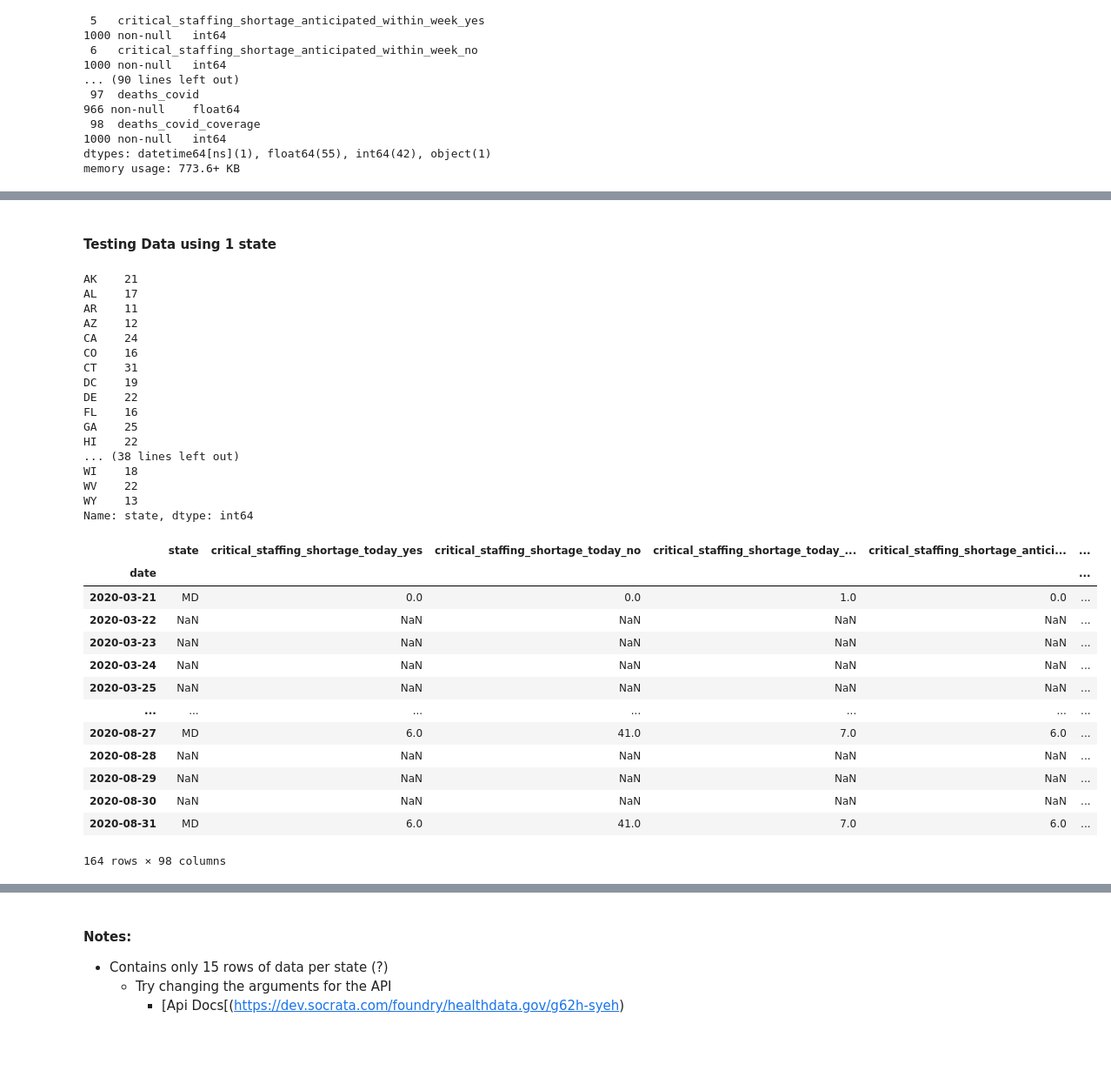
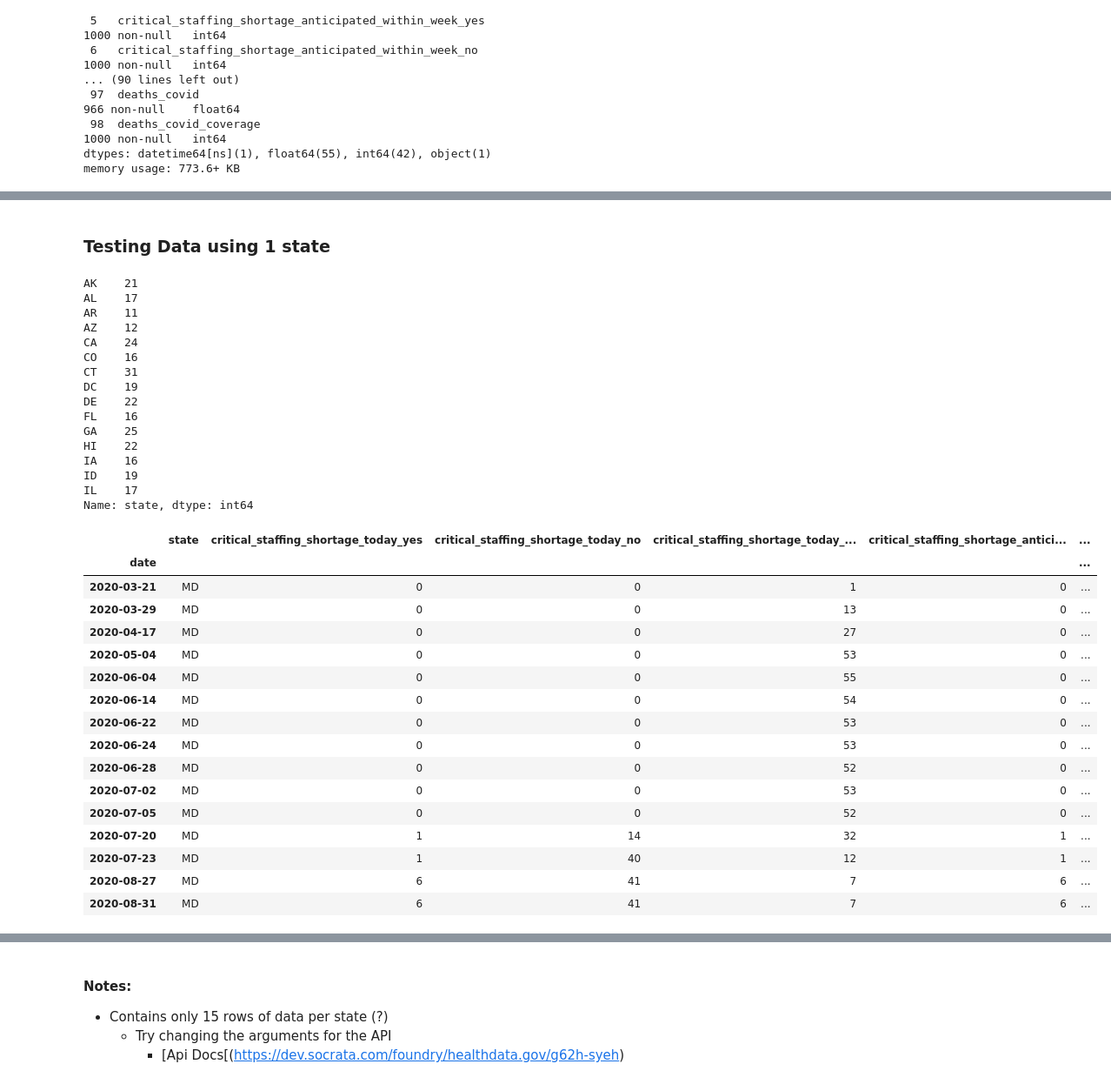
Before and after one commit to jirvingphd/playing-with-coronavirus-data, a Jupyter notebook: Replacing Covid Tracking Project Data.ipynb, the cells around one changed output, grey strips where cells are left out. Shown at 87% size. Cells and saved outputs as stored; diff of their text form; code cells hidden in the pictures; blank space fills up the shorter version.

```diff
--- a/Replacing Covid Tracking Project Data.ipynb
+++ b/Replacing Covid Tracking Project Data.ipynb
@@ -143,5 +161,9 @@ Data columns (total 99 columns):
  98  deaths_covid_coverage                                                         1000 non-null   int64
 dtypes: datetime64[ns](1), float64(55), int64(42), object(1)
 memory usage: 773.6+ KB
+# %%
+## Dropping cols with # hospitals reporting ('coverage')
+coverage_cols = [c for c in df1.columns if "coverage" in c]
+df1.drop(columns=coverage_cols,inplace=True)
 # %% [markdown]
 #### [Column Notes](https://healthdata.gov/Hospital/COVID-19-Reported-Patient-Impact-and-Hospital-Capa/g62h-syeh)
@@ -182,7 +247,7 @@ memory usage: 461.1+ KB
 # %% [markdown]
-#### Testing Data using 1 state
+### Testing Data using 1 state
 # %%
-df1['state'].value_counts().sort_index()
+df1['state'].value_counts().sort_index().head(15)
 # %% [output]
 AK    21
 AL    17
@@ -196,28 +261,30 @@ DE    22
 FL    16
 GA    25
 HI    22
-... (38 lines left out)
-WI    18
-WV    22
-WY    13
+IA    16
+ID    19
+IL    17
 Name: state, dtype: int64
 # %%
+## Processing 1 state
 state = df1.groupby('state').get_group('MD')
-state.set_index('date',inplace=True)
-state = state.resample('D').asfreq()
+state = state.set_index('date').sort_index()
 state
 # %% [output]
 |  | state | critical_staffing_shortage_today_yes | critical_staffing_shortage_today_no | critical_staffing_shortage_today_... | critical_staffing_shortage_antici... | ... |
 | date |  |  |  |  |  | ... |
-| 2020-03-21 | MD | 0.0 | 0.0 | 1.0 | 0.0 | ... |
-| 2020-03-22 | NaN | NaN | NaN | NaN | NaN | ... |
-| 2020-03-23 | NaN | NaN | NaN | NaN | NaN | ... |
-| 2020-03-24 | NaN | NaN | NaN | NaN | NaN | ... |
-| 2020-03-25 | NaN | NaN | NaN | NaN | NaN | ... |
-| ... | ... | ... | ... | ... | ... | ... |
-| 2020-08-27 | MD | 6.0 | 41.0 | 7.0 | 6.0 | ... |
-| 2020-08-28 | NaN | NaN | NaN | NaN | NaN | ... |
-| 2020-08-29 | NaN | NaN | NaN | NaN | NaN | ... |
-| 2020-08-30 | NaN | NaN | NaN | NaN | NaN | ... |
-| 2020-08-31 | MD | 6.0 | 41.0 | 7.0 | 6.0 | ... |
+| 2020-03-21 | MD | 0 | 0 | 1 | 0 | ... |
+| 2020-03-29 | MD | 0 | 0 | 13 | 0 | ... |
+| 2020-04-17 | MD | 0 | 0 | 27 | 0 | ... |
+| 2020-05-04 | MD | 0 | 0 | 53 | 0 | ... |
+| 2020-06-04 | MD | 0 | 0 | 55 | 0 | ... |
+| 2020-06-14 | MD | 0 | 0 | 54 | 0 | ... |
+| 2020-06-22 | MD | 0 | 0 | 53 | 0 | ... |
+| 2020-06-24 | MD | 0 | 0 | 53 | 0 | ... |
+| 2020-06-28 | MD | 0 | 0 | 52 | 0 | ... |
+| 2020-07-02 | MD | 0 | 0 | 53 | 0 | ... |
+| 2020-07-05 | MD | 0 | 0 | 52 | 0 | ... |
+| 2020-07-20 | MD | 1 | 14 | 32 | 1 | ... |
+| 2020-07-23 | MD | 1 | 40 | 12 | 1 | ... |
+| 2020-08-27 | MD | 6 | 41 | 7 | 6 | ... |
+| 2020-08-31 | MD | 6 | 41 | 7 | 6 | ... |
-164 rows × 98 columns
```
Also changed, not shown: parts of 9 cells of this notebook.
